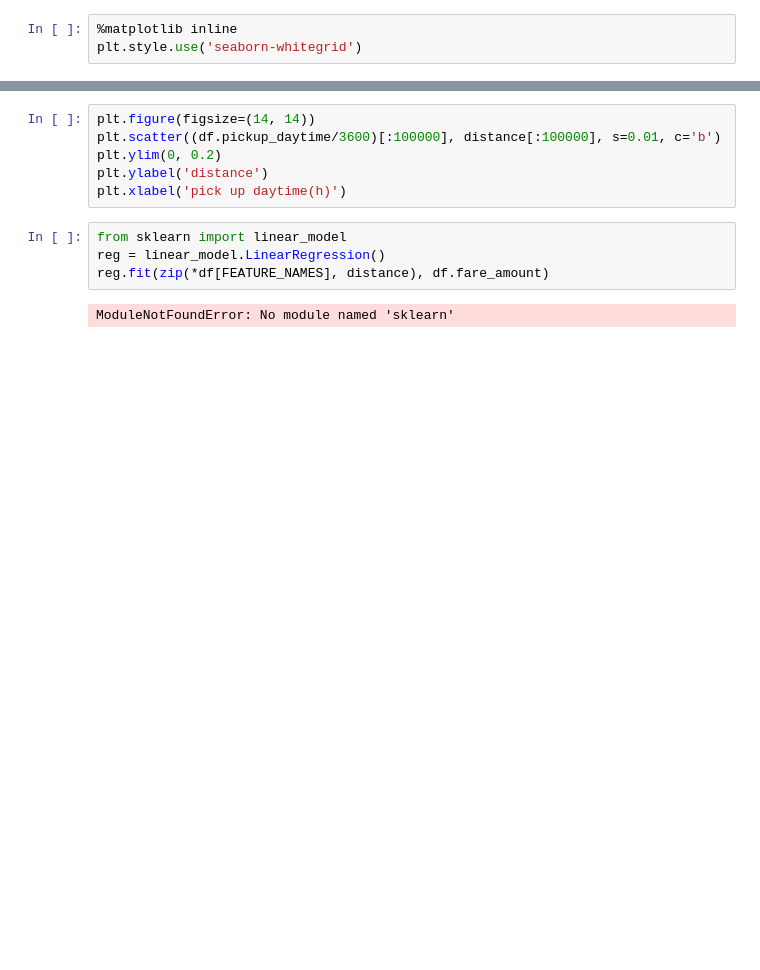
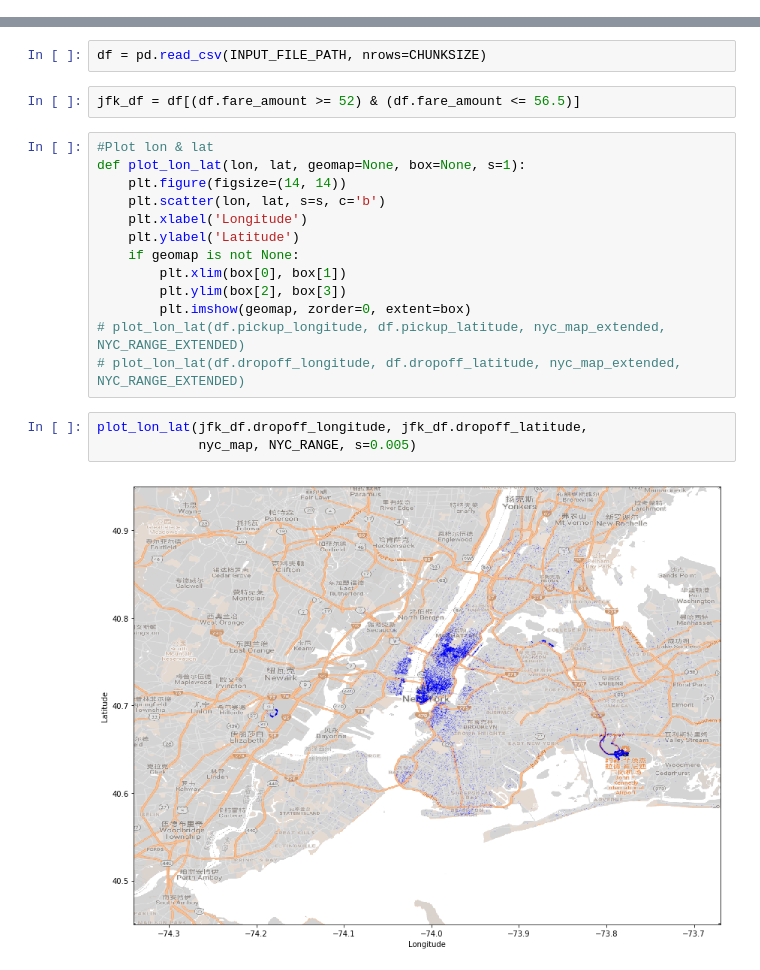
Before and after one commit to elicassion/New-York-City-Taxi-Fare-Prediction, a Jupyter notebook: myc_texi_cal.ipynb, the cells around one changed output, grey strips where cells are left out. Saved outputs shown, nothing was run; the diff lists cells and outputs as text; blank space fills up the shorter version.

Commit message:
simple models

```diff
--- a/myc_texi_cal.ipynb
+++ b/myc_texi_cal.ipynb
@@ -92,3 +30,0 @@ Text(0,0.5,'fare')
-# %%
-%matplotlib inline
-plt.style.use('seaborn-whitegrid')
@@ -120,12 +31,22 @@ Text(0.5,1,'Relationship between Pick-up Day Time and Fare')
-# %%
-plt.figure(figsize=(14, 14))
-plt.scatter((df.pickup_daytime/3600)[:100000], distance[:100000], s=0.01, c='b')
-plt.ylim(0, 0.2)
-plt.ylabel('distance')
-plt.xlabel('pick up daytime(h)')
-# %%
-from sklearn import linear_model
-reg = linear_model.LinearRegression()
-reg.fit(zip(*df[FEATURE_NAMES], distance), df.fare_amount)
-# %% [output]
-ModuleNotFoundError: No module named 'sklearn'
+# %%
+df = pd.read_csv(INPUT_FILE_PATH, nrows=CHUNKSIZE)
+# %%
+jfk_df = df[(df.fare_amount >= 52) & (df.fare_amount <= 56.5)]
+# %%
+#Plot lon & lat
+def plot_lon_lat(lon, lat, geomap=None, box=None, s=1):
+    plt.figure(figsize=(14, 14))
+    plt.scatter(lon, lat, s=s, c='b')
+    plt.xlabel('Longitude')
+    plt.ylabel('Latitude')
+    if geomap is not None:
+        plt.xlim(box[0], box[1])
+        plt.ylim(box[2], box[3])
+        plt.imshow(geomap, zorder=0, extent=box)
+# plot_lon_lat(df.pickup_longitude, df.pickup_latitude, nyc_map_extended, NYC_RANGE_EXTENDED)
+# plot_lon_lat(df.dropoff_longitude, df.dropoff_latitude, nyc_map_extended, NYC_RANGE_EXTENDED)
+# %%
+plot_lon_lat(jfk_df.dropoff_longitude, jfk_df.dropoff_latitude,
+             nyc_map, NYC_RANGE, s=0.005)
+# %% [output]
+[figure, added]
```
Also changed, not shown: parts of 15 cells of this notebook, 2 other files.
